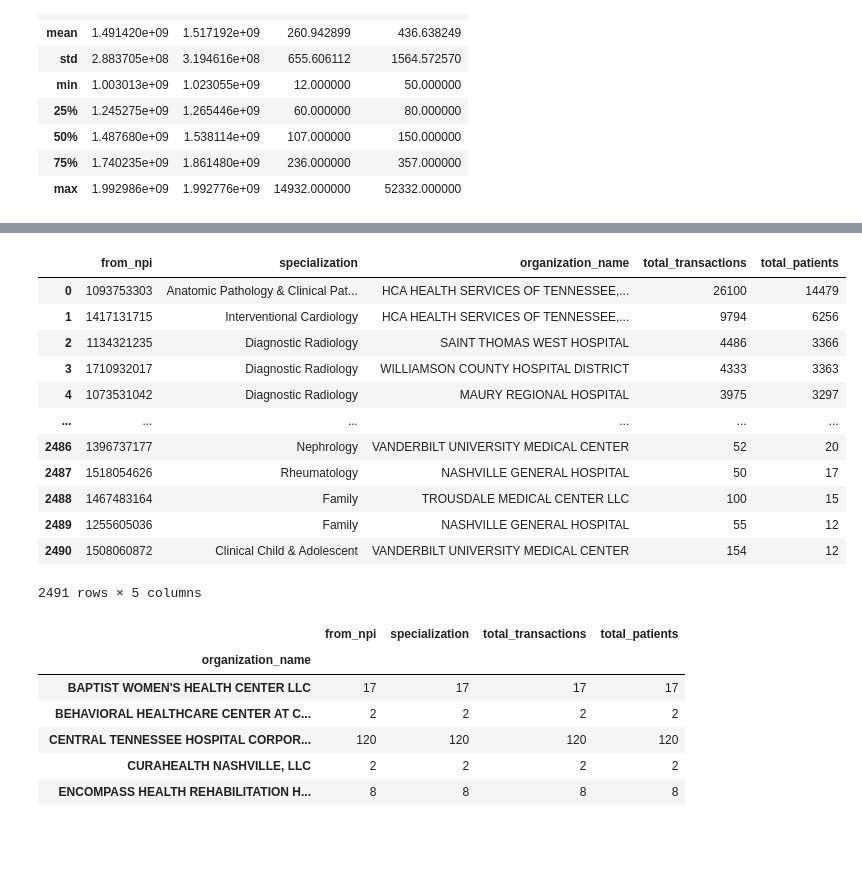
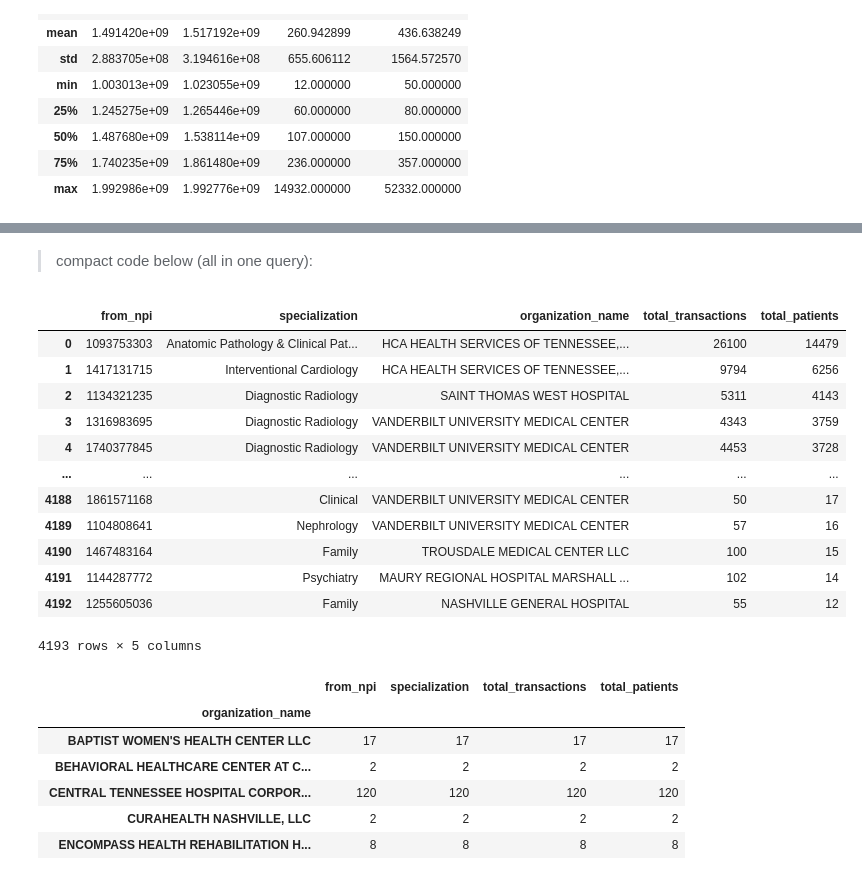
Before and after one commit to tomoumer/hop_team-the-hindenburgs, a Jupyter notebook: notebooks/data_exploration.ipynb, the cells around one changed output, grey strips where cells are left out. Cells and saved outputs as stored; diff of their text form; code cells hidden in the pictures; blank space fills up the shorter version.

```diff
--- a/notebooks/data_exploration.ipynb
+++ b/notebooks/data_exploration.ipynb
@@ -19,12 +68,16 @@ The four tables contained within 'hop_teaming_database.sqlite' are:
 # %%
-query = """
-SELECT *
-FROM hop_teaming
-LIMIT 1000;
+var = tuple(hospitals['npi'].tolist())
+
+query =f"""
+SELECT DISTINCT organization_name
+FROM hop_teaming ht
+INNER JOIN nnpes np
+ON ht.to_npi = np.npi
+WHERE to_npi IN {var}
 """
 
 with sqlite3.connect('../data/hop_teaming_database.sqlite') as db:
-    test_sqlite = pd.read_sql(query, db)
+    hop_hospitals = pd.read_sql(query, db)
 
-test_sqlite
+hop_hospitals
 # %% [output]
@@ -222,17 +166,0 @@ WHERE npi IN {var}
-# %%
-var = tuple(total_referrals.loc[total_referrals['patient_total'] > 4000]['to_npi'].tolist())
-
-query =f"""
-SELECT *
-FROM hop_teaming AS ht
-INNER JOIN nnpes AS nn
-ON ht.from_npi = nn.npi
-LEFT JOIN nucc_taxonomy AS nc
-ON nn.primary_taxonomy = nc.code
-WHERE to_npi IN {var}
-"""
-
-with sqlite3.connect('../data/hop_teaming_database.sqlite') as db:
-    providers_to_major = pd.read_sql(query, db)
-
-providers_to_major
@@ -281,3 +171,5 @@ Bua's approach below, getting all in the same query;
+# %% [markdown]
+> compact code below (all in one query):
 # %%
 query = '''
 SELECT
@@ -285,47 +177,46 @@ SELECT
     t1.specialization,
     n2.organization_name,
     SUM(hop.transaction_count) AS total_transactions,
     SUM(hop.patient_count) AS total_patients
 FROM hop_teaming AS hop
 INNER JOIN nnpes n1
 ON hop.from_npi = n1.npi
 INNER JOIN nnpes n2
 ON hop.to_npi = n2.npi
 INNER JOIN nucc_taxonomy as t1
 ON n1.primary_taxonomy = t1.code
 INNER JOIN nucc_taxonomy as t2
 ON n2.primary_taxonomy = t2.code
-INNER JOIN zip_cbsa as zip
-ON n2.address_postal_code = zip.zip
+INNER JOIN zip_cbsa as zc
+ON n2.address_postal_code = zc.zip
 WHERE n1.entity_type_code = 1
     AND n2.address_state_name = 'TN'
     AND n2.entity_type_code = 2
     AND t1.specialization <> 'None'
     AND t2.classification LIKE '%Hospital'
-    AND zip.cbsa = 34980
-    AND zip.res_ratio >= 0.5
+    AND zc.cbsa = 34980
 GROUP BY n1.npi, t1.specialization, n2.organization_name
 ORDER BY total_patients DESC;
 '''
 
 with sqlite3.connect('../data/hop_teaming_database.sqlite') as db:
     testing_query = pd.read_sql(query, db)
 
 testing_query
 # %% [output]
 |  | from_npi | specialization | organization_name | total_transactions | total_patients |
 | 0 | 1093753303 | Anatomic Pathology & Clinical Pat... | HCA HEALTH SERVICES OF TENNESSEE,... | 26100 | 14479 |
 | 1 | 1417131715 | Interventional Cardiology | HCA HEALTH SERVICES OF TENNESSEE,... | 9794 | 6256 |
-| 2 | 1134321235 | Diagnostic Radiology | SAINT THOMAS WEST HOSPITAL | 4486 | 3366 |
-| 3 | 1710932017 | Diagnostic Radiology | WILLIAMSON COUNTY HOSPITAL DISTRICT | 4333 | 3363 |
-| 4 | 1073531042 | Diagnostic Radiology | MAURY REGIONAL HOSPITAL | 3975 | 3297 |
+| 2 | 1134321235 | Diagnostic Radiology | SAINT THOMAS WEST HOSPITAL | 5311 | 4143 |
+| 3 | 1316983695 | Diagnostic Radiology | VANDERBILT UNIVERSITY MEDICAL CENTER | 4343 | 3759 |
+| 4 | 1740377845 | Diagnostic Radiology | VANDERBILT UNIVERSITY MEDICAL CENTER | 4453 | 3728 |
 | ... | ... | ... | ... | ... | ... |
-| 2486 | 1396737177 | Nephrology | VANDERBILT UNIVERSITY MEDICAL CENTER | 52 | 20 |
-| 2487 | 1518054626 | Rheumatology | NASHVILLE GENERAL HOSPITAL | 50 | 17 |
-| 2488 | 1467483164 | Family | TROUSDALE MEDICAL CENTER LLC | 100 | 15 |
-| 2489 | 1255605036 | Family | NASHVILLE GENERAL HOSPITAL | 55 | 12 |
-| 2490 | 1508060872 | Clinical Child & Adolescent | VANDERBILT UNIVERSITY MEDICAL CENTER | 154 | 12 |
+| 4188 | 1861571168 | Clinical | VANDERBILT UNIVERSITY MEDICAL CENTER | 50 | 17 |
+| 4189 | 1104808641 | Nephrology | VANDERBILT UNIVERSITY MEDICAL CENTER | 57 | 16 |
+| 4190 | 1467483164 | Family | TROUSDALE MEDICAL CENTER LLC | 100 | 15 |
+| 4191 | 1144287772 | Psychiatry | MAURY REGIONAL HOSPITAL MARSHALL ... | 102 | 14 |
+| 4192 | 1255605036 | Family | NASHVILLE GENERAL HOSPITAL | 55 | 12 |
-2491 rows × 5 columns
+4193 rows × 5 columns
 # %%
 testing_query.groupby('organization_name').count()
 # %% [output]
```
Also changed, not shown: parts of 20 cells of this notebook.
